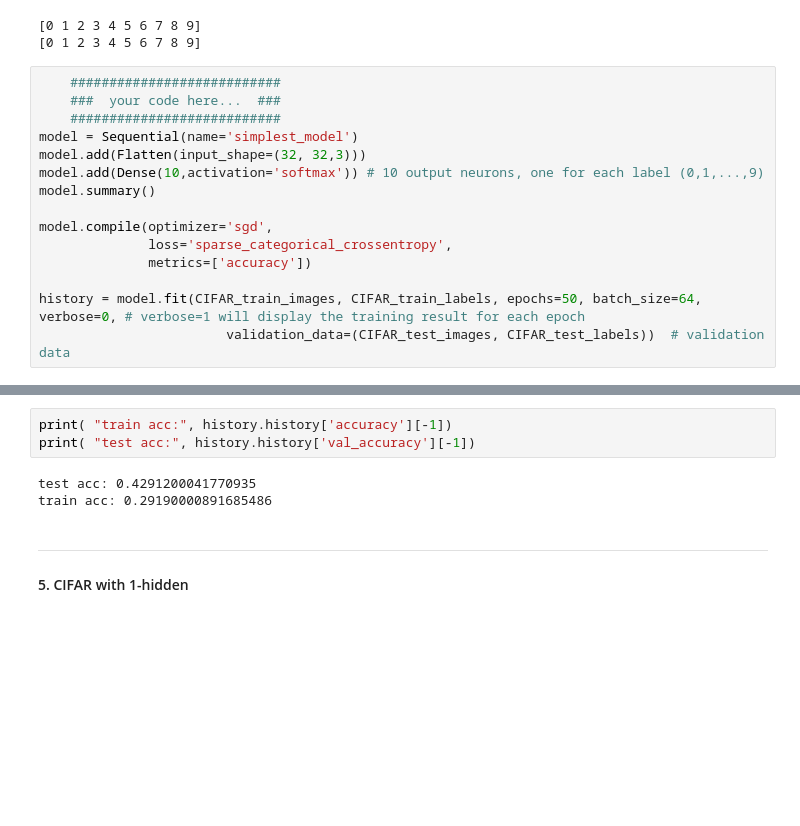
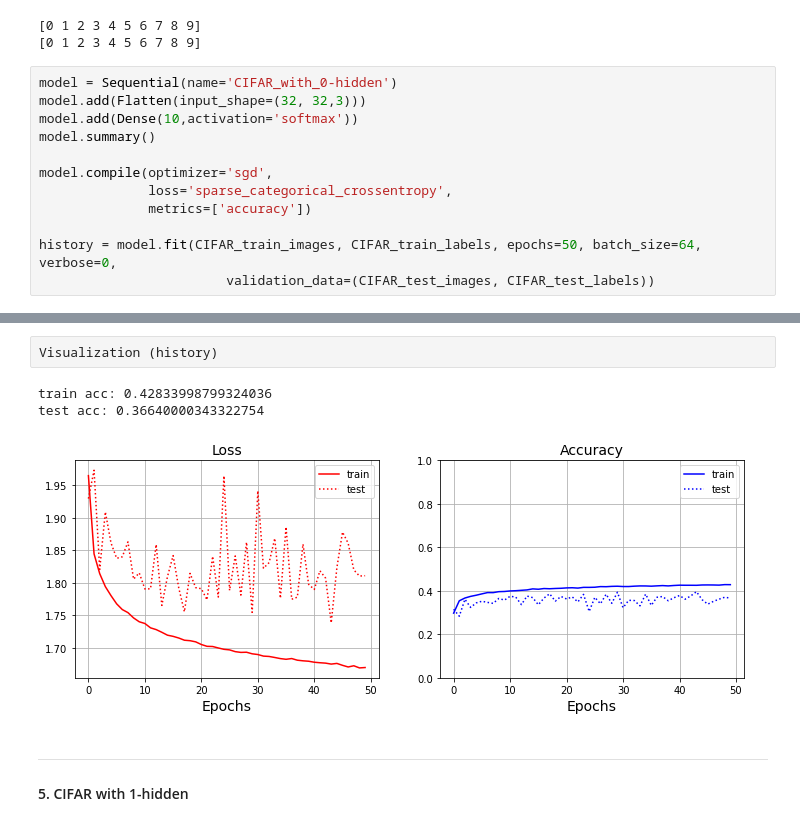
Before and after one commit to JustAlex5/deep_learning, a Jupyter notebook: ex2.ipynb, the cells around one changed output, grey strips where cells are left out. Drawn from its saved outputs; the diff is of its cells as text; blank space fills up the shorter version.

```diff
--- a/ex2.ipynb
+++ b/ex2.ipynb
@@ -383,18 +287,15 @@ print(np.unique(CIFAR_test_labels))
 [0 1 2 3 4 5 6 7 8 9]
 [0 1 2 3 4 5 6 7 8 9]
 # %%
-    ###########################
-    ###  your code here...  ###
-    ###########################
-model = Sequential(name='simplest_model')
+model = Sequential(name='CIFAR_with_0-hidden')
 model.add(Flatten(input_shape=(32, 32,3)))
-model.add(Dense(10,activation='softmax')) # 10 output neurons, one for each label (0,1,...,9)
+model.add(Dense(10,activation='softmax'))
 model.summary()
 
 model.compile(optimizer='sgd',
               loss='sparse_categorical_crossentropy',
               metrics=['accuracy'])
 
-history = model.fit(CIFAR_train_images, CIFAR_train_labels, epochs=50, batch_size=64, verbose=0, # verbose=1 will display the training result for each epoch
-                        validation_data=(CIFAR_test_images, CIFAR_test_labels))  # validation data
+history = model.fit(CIFAR_train_images, CIFAR_train_labels, epochs=50, batch_size=64, verbose=0,
+                        validation_data=(CIFAR_test_images, CIFAR_test_labels))
 # %% [output]
@@ -433,9 +314,9 @@ plt.grid()
-# %%
-print( "train acc:", history.history['accuracy'][-1])
-print( "test acc:", history.history['val_accuracy'][-1])
-# %% [output]
-test acc: 0.4291200041770935
-train acc: 0.29190000891685486
+# %%
+Visualization (history)
+# %% [output]
+train acc: 0.42833998799324036
+test acc: 0.36640000343322754
+[figure, added]
 # %% [markdown]
 ***
 #### 5. CIFAR with 1-hidden
```
Also changed, not shown: parts of 29 cells of this notebook.
